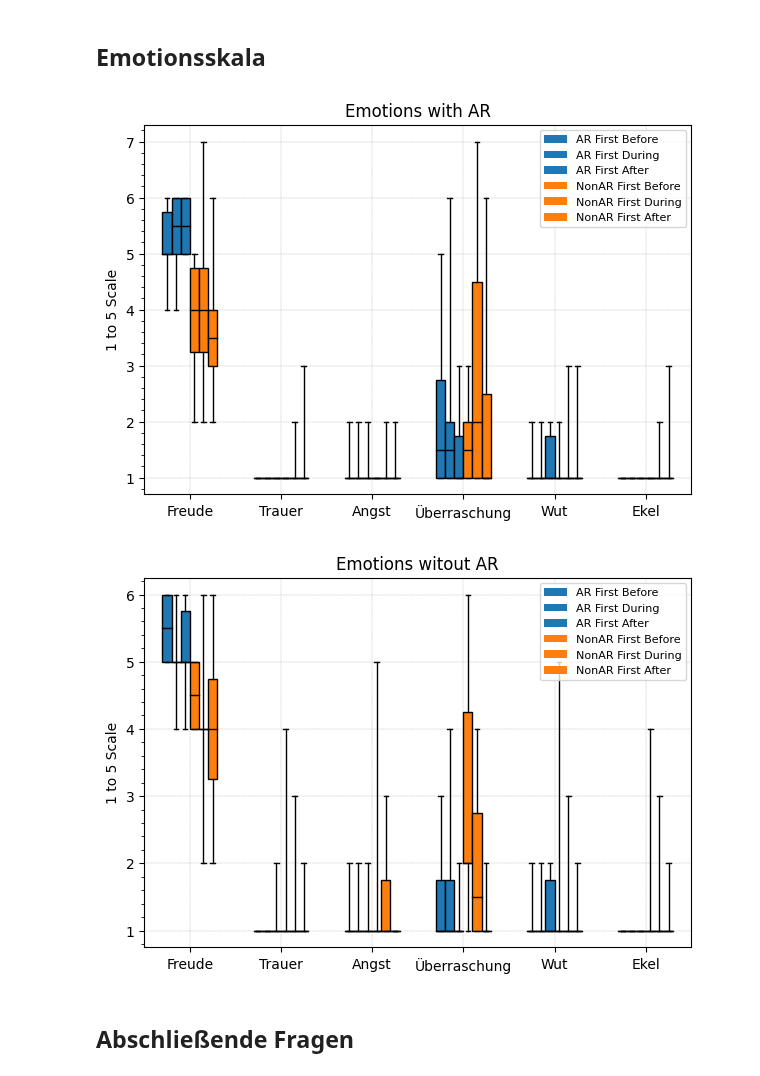
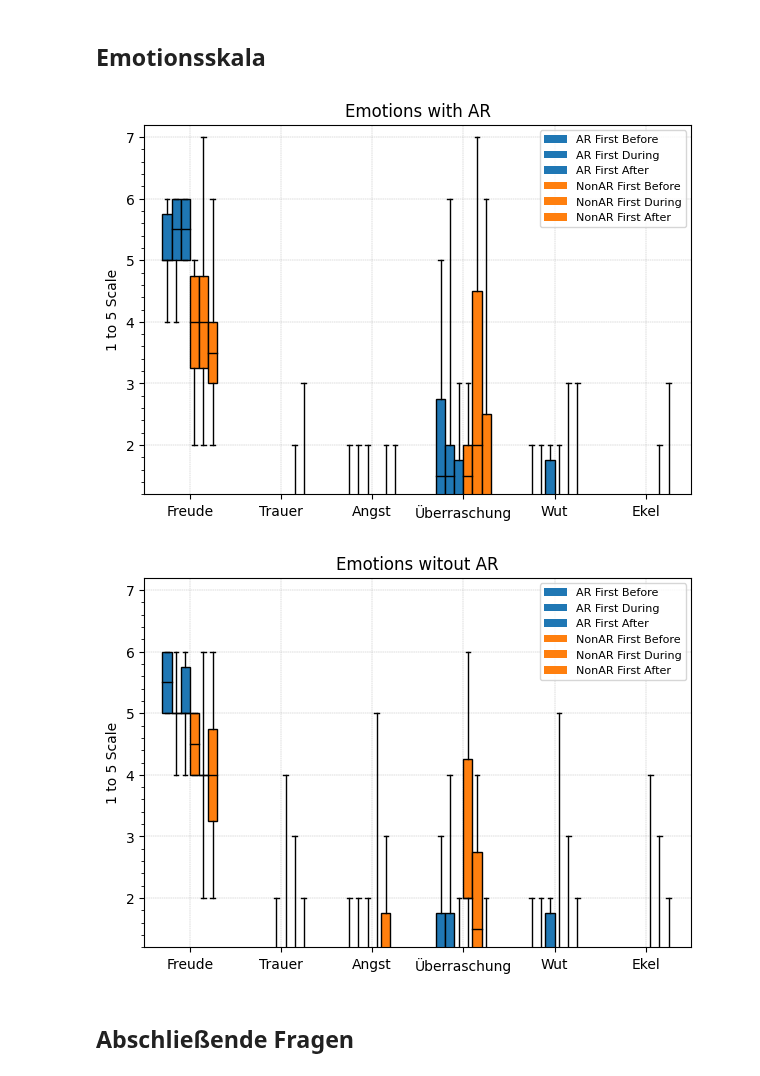
Before and after one commit to BrunoBerger/Zen-Office, a Jupyter notebook: Auswertung/plots.ipynb, the cells around one changed output. Saved outputs shown, nothing was run; the diff lists cells and outputs as text; code cells hidden in the pictures.

```diff
--- a/Auswertung/plots.ipynb
+++ b/Auswertung/plots.ipynb
@@ -150,35 +151,39 @@ groupedBoxPlots(
     ],
     emoGroups,
     labels=emoLabels,
     title="Emotions with AR",
     # colours=[*['tab:orange']*3, *['tab:blue']*3]
     colours=COL_2Groups(3),
     rot=0,
     xlabel="",
     save=True,
+    min=1.2,
+    max=7.2,
 )
 groupedBoxPlots(
     [
         df.loc[(df["QUESTNNR"] == "ArFirst")][EmotionScales.NonAR.Vorher],
         df.loc[(df["QUESTNNR"] == "ArFirst")][EmotionScales.NonAR.Zwischen],
         df.loc[(df["QUESTNNR"] == "ArFirst")][EmotionScales.NonAR.Nachher],
         df.loc[(df["QUESTNNR"] == "NonArFirst")][EmotionScales.NonAR.Vorher],
         df.loc[(df["QUESTNNR"] == "NonArFirst")][EmotionScales.NonAR.Zwischen],
         df.loc[(df["QUESTNNR"] == "NonArFirst")][EmotionScales.NonAR.Nachher],
     ],
     groups=emoGroups,
     labels=emoLabels,
     title="Emotions witout AR",
     # colours=COL_3v3,
     # colours=[*['tab:blue']*3, *['tab:orange']*3]
     colours=COL_2Groups(3),
     rot=0,
     xlabel="",
     save=True,
+    min=1.2,
+    max=7.2,
 )
 # %% [output]
-[figure, old version]
+[figure, new version]
-[figure, old version]
+[figure, new version]
 # %% [markdown]
 ## Abschließende Fragen
 # %%
```
Also changed, not shown: parts of 4 cells of this notebook.
